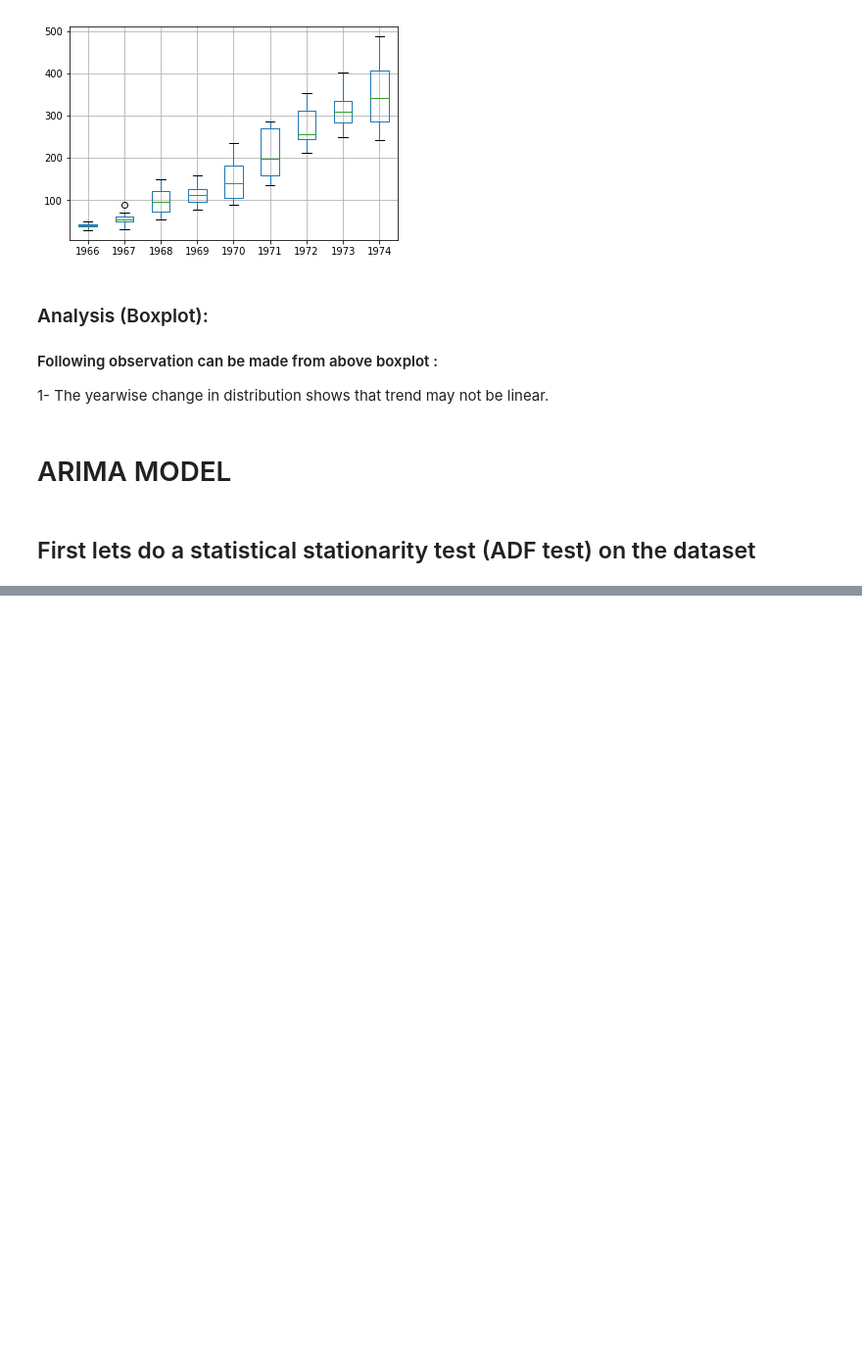
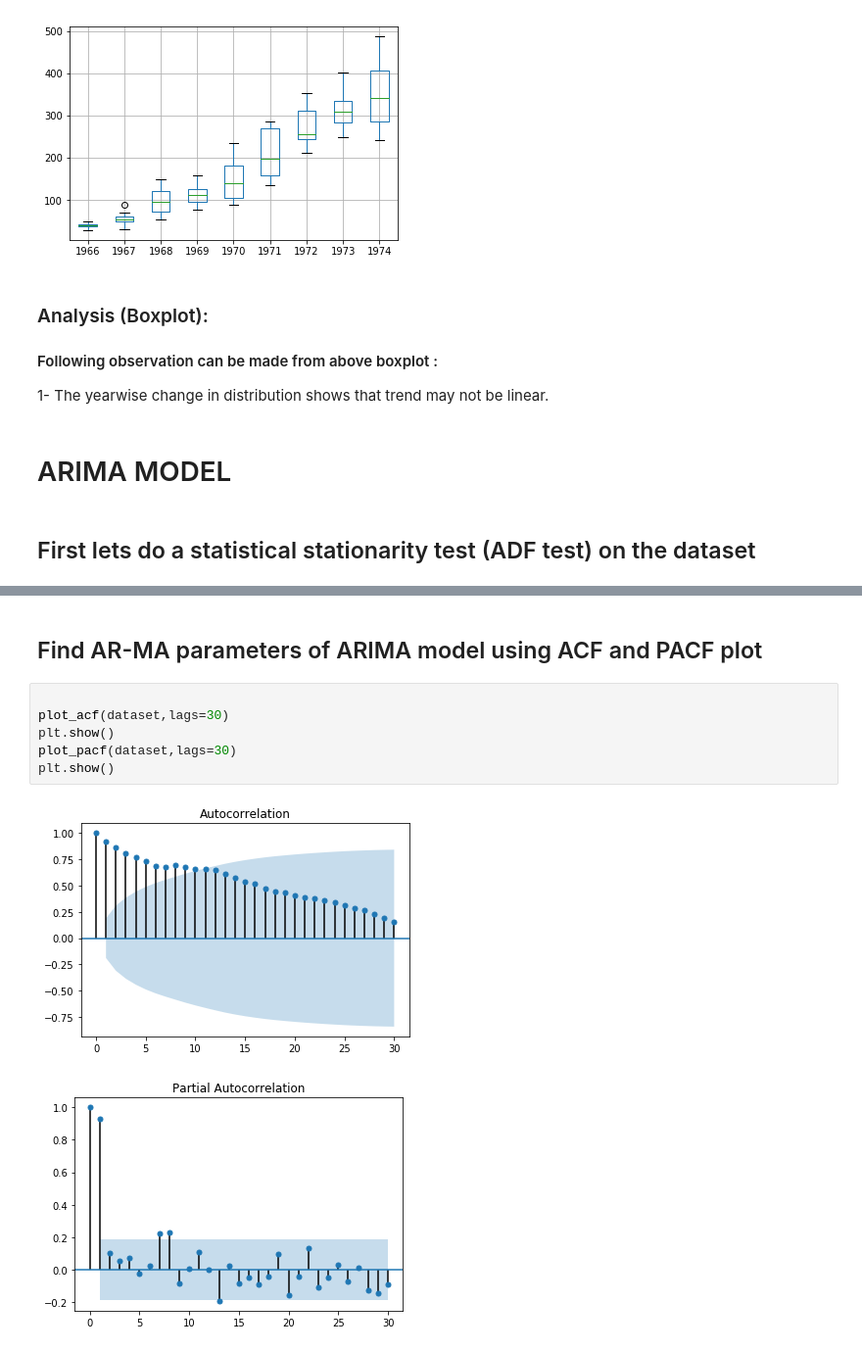
Before and after one commit to emmanuel-boly/ARIMA-Monthly-Armed-Robberies-in-Boston, a Jupyter notebook: Model.ipynb, the cells around one changed output, grey strips where cells are left out. Shown at 98% size. Drawn from its saved outputs; the diff is of its cells as text; blank space fills up the shorter version.

Commit message:
found parameters for AR and I and MA

```diff
--- a/Model.ipynb
+++ b/Model.ipynb
@@ -151,0 +172,11 @@ plt.show()
+# %% [markdown]
+## Find AR-MA parameters of ARIMA model using ACF and PACF plot
+# %%
+
+plot_acf(dataset,lags=30)
+plt.show()
+plot_pacf(dataset,lags=30)
+plt.show()
+# %% [output]
+[figure, added]
+[figure, added]
```
Also changed, not shown: parts of 7 cells of this notebook.
